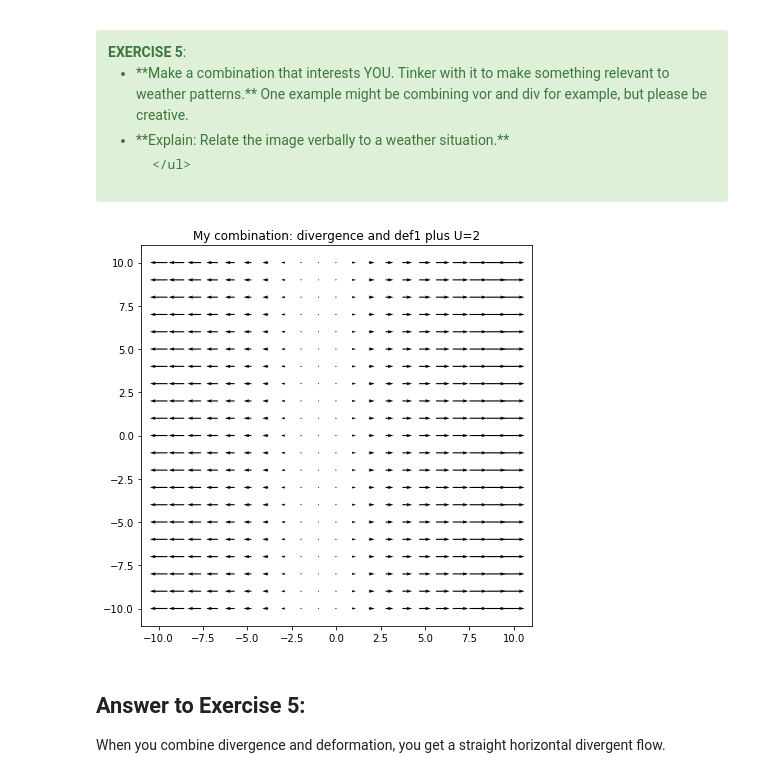
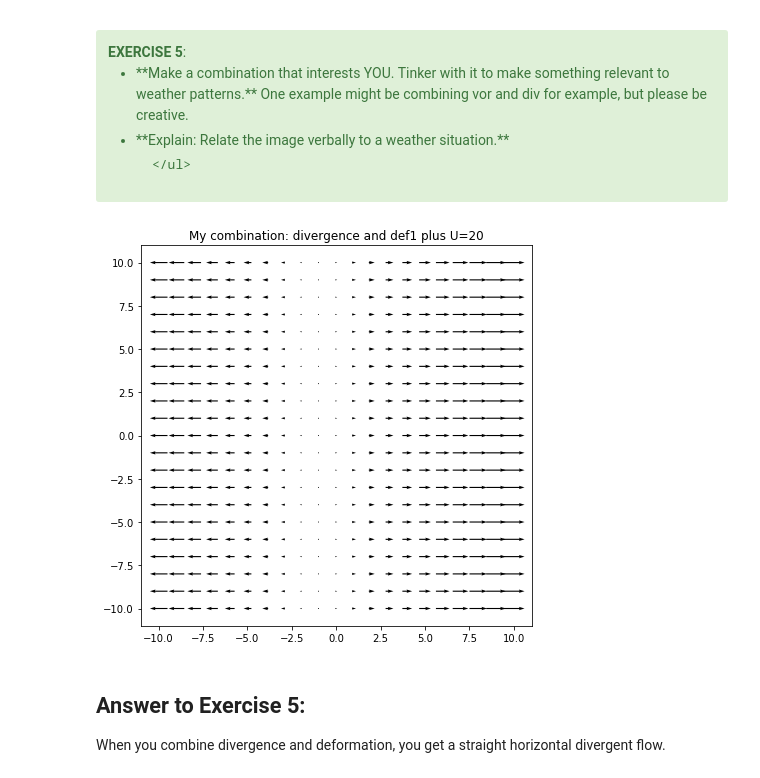
Before and after one commit to lloverasdan/ATM407, a Jupyter notebook: Assignment4_Kinematics_pure-python.ipynb, the cells around one changed output. Drawn from its saved outputs; the diff is of its cells as text; code cells hidden in the pictures.

```diff
--- a/Assignment4_Kinematics_pure-python.ipynb
+++ b/Assignment4_Kinematics_pure-python.ipynb
@@ -310,18 +310,18 @@ Vorticity plus straight flow can be described as becoming more straight as heigh
 # %%
 # Define the display field udisp,vdisp and give it a label.
 # Edit-> Copy and paste this cell, then adjust the top 2 lines for the other cases
 
 udisp,vdisp = 2*uU + udiv + udef1, 2*vU + vdiv + vdef1
-label = 'My combination: divergence and def1 plus U=2'
+label = 'My combination: divergence and def1 plus U=20'
 
 
 # Display the vector field as arrows, CENTERED ON the point they apply to
 fig, ax = plt.subplots(figsize=(7,7))
 plt.quiver(x, y, udisp, vdisp, pivot='mid')
 plt.title(label)
 plt.show()
 # %% [output]
-[figure, old version]
+[figure, new version]
 # %% [markdown]
 ## Answer to Exercise 5:
 
```
Also changed, not shown: parts of 2 cells of this notebook.
